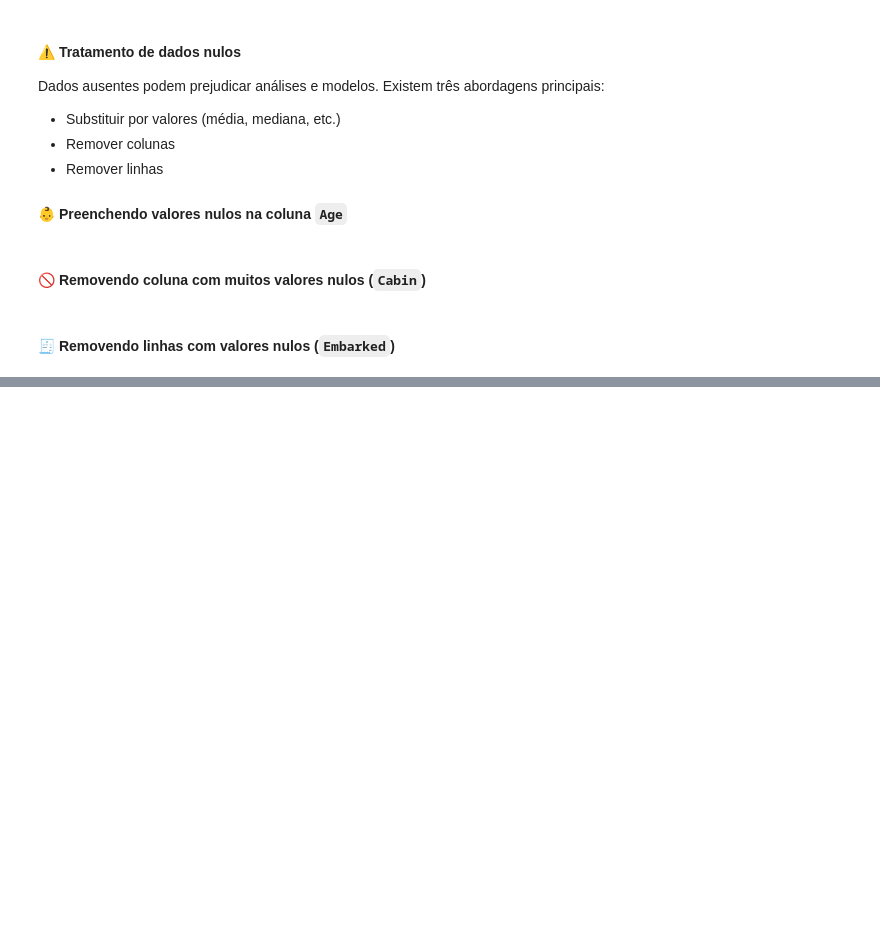
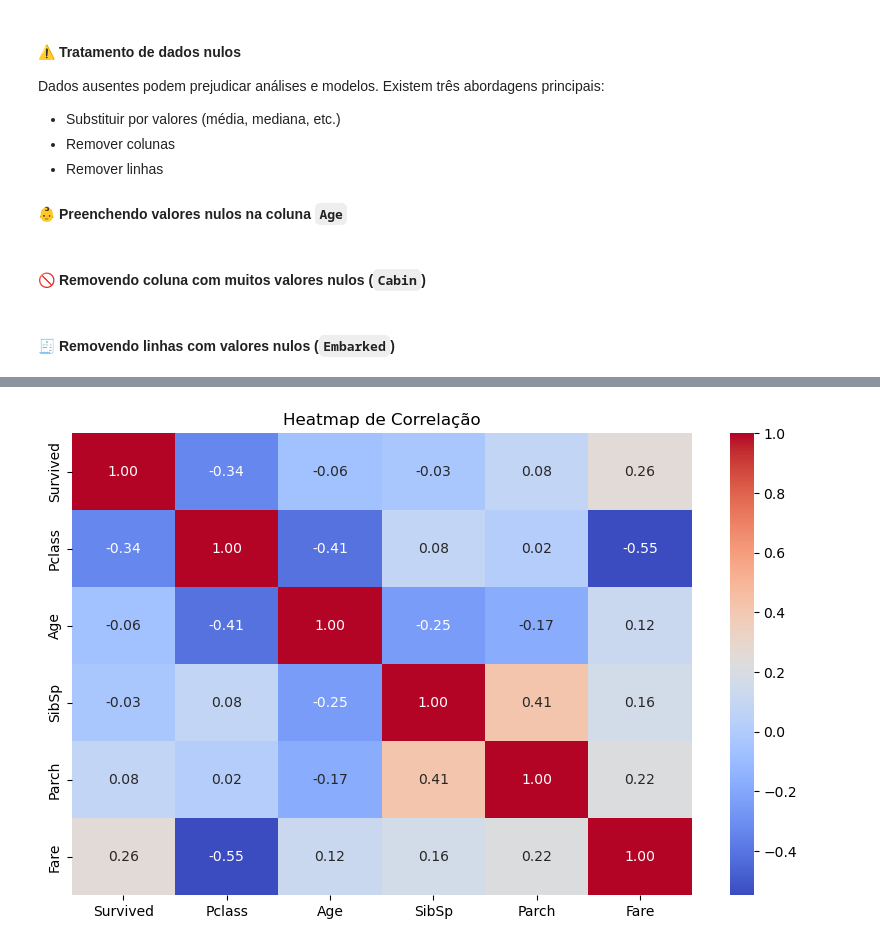
Before and after one commit to josicleytonsantos/data-science, a Jupyter notebook: personal-projects/studies/ICMC-USP/6-analysis_and_preprocessing.ipynb, the cells around one changed output, grey strips where cells are left out. Drawn from its saved outputs; the diff is of its cells as text; code cells hidden in the pictures; blank space fills up the shorter version.

```diff
--- a/personal-projects/studies/ICMC-USP/6-analysis_and_preprocessing.ipynb
+++ b/personal-projects/studies/ICMC-USP/6-analysis_and_preprocessing.ipynb
@@ -108,0 +115,23 @@ df = df.dropna(subset=['Embarked'])
+# %%
+import seaborn as sns
+import matplotlib.pyplot as plt
+
+# Selecionando apenas variáveis numéricas
+df_num = df.select_dtypes(include=['int64', 'float64'])
+
+# Matriz de correlação
+corr = df_num.corr()
+
+# Plotando heatmap
+plt.figure(figsize=(10,6))
+sns.heatmap(corr, annot=True, cmap='coolwarm', fmt='.2f')
+plt.title('Heatmap de Correlação')
+plt.show()
+
+# Valores próximos de **1** → forte correlação positiva
+# Valores próximos de **-1** → forte correlação negativa
+# Valores próximos de **0** → pouca ou nenhuma relação
+
+# Se duas variáveis forem muito correlacionadas, pode indicar: redundância e possível remoção em modelos futuros
+# %% [output]
+[figure, added]
```
Also changed, not shown: parts of 5 cells of this notebook.
